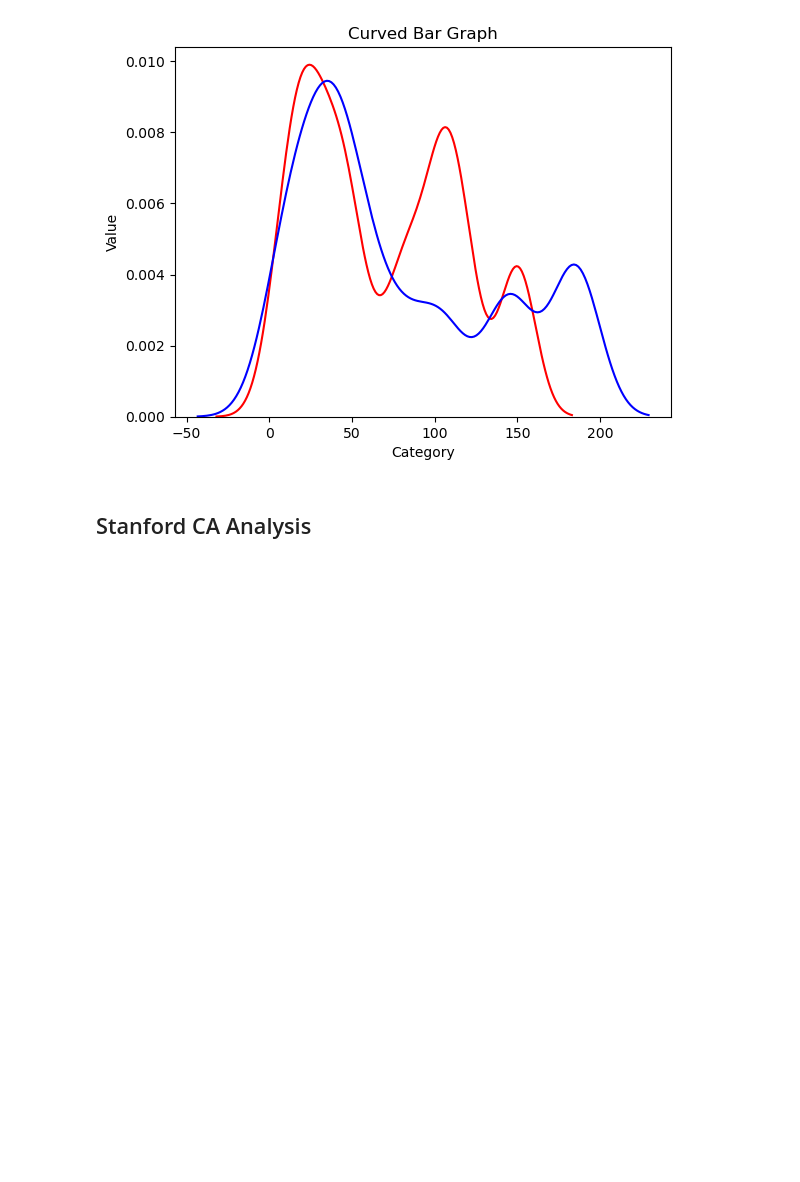
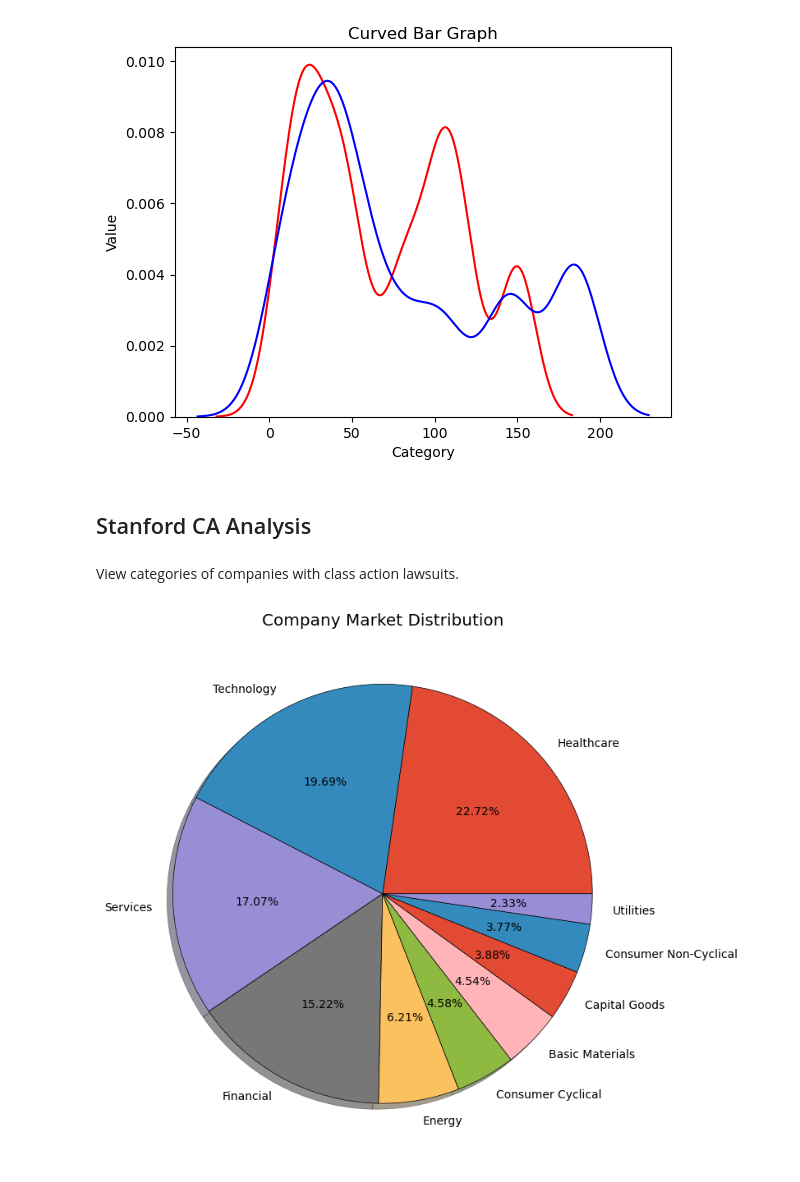
Before and after one commit to e2abbyh/ECE143-Group4-FinalProject, a Jupyter notebook: Analysis.ipynb, the cells around one changed output. Cells and saved outputs as stored; diff of their text form; code cells hidden in the pictures; blank space fills up the shorter version.

```diff
--- a/Analysis.ipynb
+++ b/Analysis.ipynb
@@ -9,5 +9,6 @@ import seaborn as sns
 # %%
 df = pd.read_csv("./Data/cleaned_govtrades.csv")
+df_lawsuits = pd.read_csv("./Data/cleaned_stanford.csv")
 df["Estimated Holdings"] = df["Estimated Holdings"].str[1:].str.replace(",", "")
 df["Estimated Holdings"] = df["Estimated Holdings"].astype(int)
 df["Party"] = df["Senator"].str[-5]
@@ -170,3 +153,28 @@ use_inf_as_na option is deprecated and will be removed in a future version. Conv
 [figure]
 # %% [markdown]
 ## Stanford CA Analysis
+# %% [markdown]
+View categories of companies with class action lawsuits.
+# %%
+market_counts = df_lawsuits["comp_classification_sector_luv"].value_counts(normalize=True) * 100
+
+# Filter for significant categories (optional)
+filtered_data = market_counts[market_counts > 2]
+filtered_labels = filtered_data.index
+
+# Plot the pie chart
+with plt.style.context("ggplot"):
+    plt.figure(figsize=(8, 8))
+    plt.pie(
+        filtered_data,
+        labels=filtered_labels,
+        wedgeprops={"edgecolor": "black"},
+        autopct="%1.2f%%",
+        shadow=True
+    )
+    plt.title("Company Market Distribution")
+    plt.tight_layout()
+    plt.show()
+plt.close()
+# %% [output]
+[figure, added]
```
Also changed, not shown: parts of 13 cells of this notebook, 2 other files.
